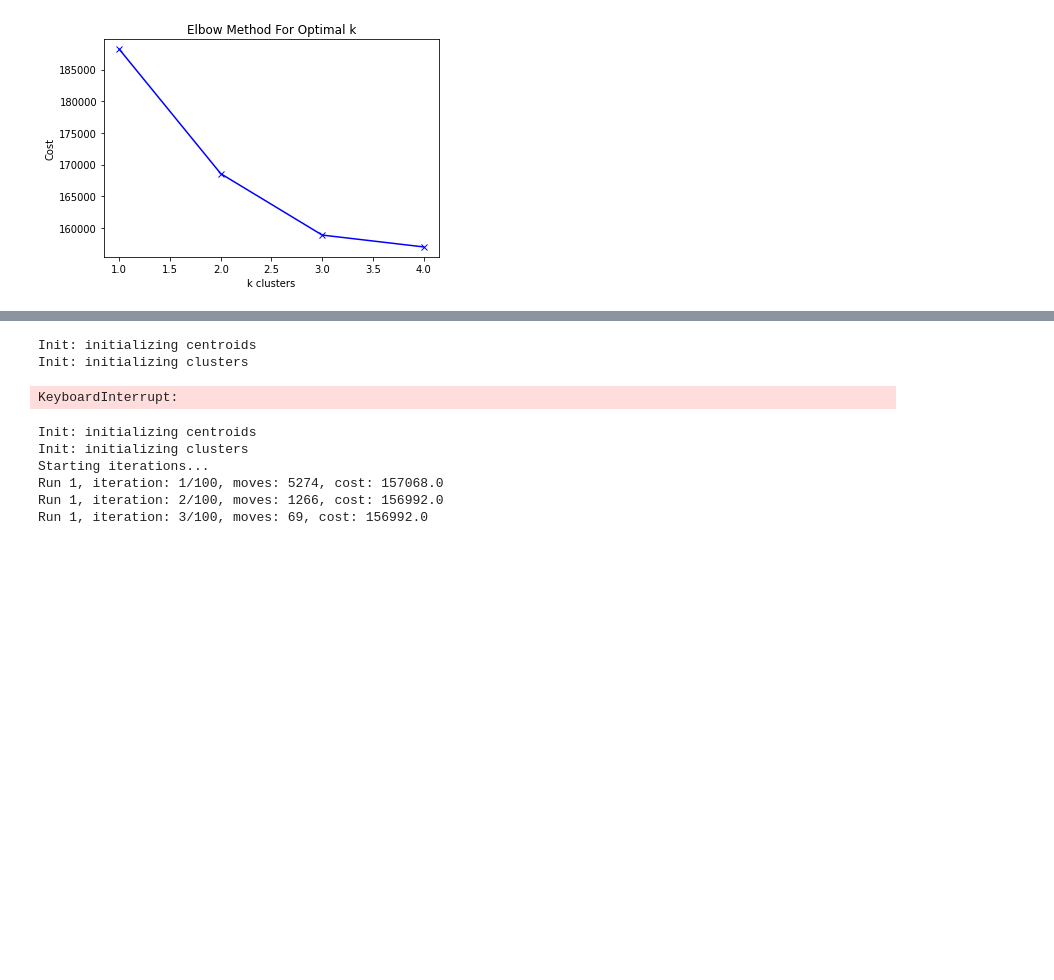
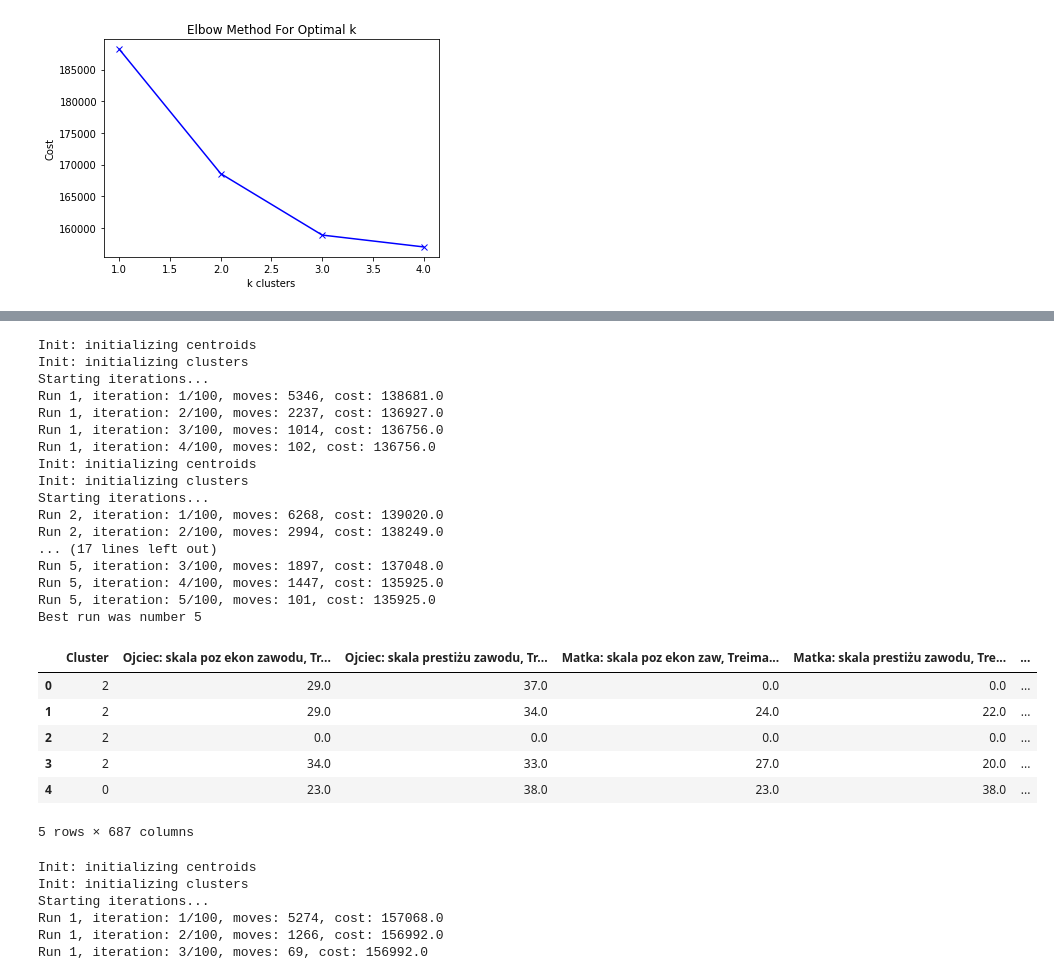
Before and after one commit to Qwebeck/medical-trends-exploration, a Jupyter notebook: notebooks/sondaze_spoleczne.ipynb, the cells around one changed output, grey strips where cells are left out. Drawn from its saved outputs; the diff is of its cells as text; code cells hidden in the pictures; blank space fills up the shorter version.

```diff
--- a/notebooks/sondaze_spoleczne.ipynb
+++ b/notebooks/sondaze_spoleczne.ipynb
@@ -566,6 +616,5 @@ module_all.head()
 # %%
 #one hot encoding of some columns with get dummies
 
-module_all.fillna(0, inplace=True)
-categorical_cols = ["Zawód ojca: klasyf ISCO 1988 /27 kat", "Zawód matki: klasyfikacja ISCO 1988","Zawód resp: klasyfikacja ISCO 1988"]
-module_all = pd.get_dummies(module_all, columns = categorical_cols)
+categorical_cols = ["Zawód ojca: klasyfikacja ISCO 1988", "Zawód matki: klasyfikacja ISCO 1988","Zawód resp: klasyf ISCO 1988 /9 kat"]
+module_all_d= pd.get_dummies(module_all, columns = categorical_cols)
@@ -623,14 +703,35 @@ print(len(module_all_c.columns))
 # %%
-module_all_c = module_all.iloc[:,:-1]
+#module_all_c = module_all_d.copy()
 # i tried cluster for 3 and 25
 kmode = KModes(n_clusters=3, init = "random", n_init = 5, verbose=1)
 clusters = kmode.fit_predict(module_all_c)
 module_all_c.insert(0, "Cluster", clusters, True)
 module_all_c.head()
 # %% [output]
 Init: initializing centroids
 Init: initializing clusters
+Starting iterations...
+Run 1, iteration: 1/100, moves: 5346, cost: 138681.0
+Run 1, iteration: 2/100, moves: 2237, cost: 136927.0
+Run 1, iteration: 3/100, moves: 1014, cost: 136756.0
+Run 1, iteration: 4/100, moves: 102, cost: 136756.0
+Init: initializing centroids
+Init: initializing clusters
+Starting iterations...
+Run 2, iteration: 1/100, moves: 6268, cost: 139020.0
+Run 2, iteration: 2/100, moves: 2994, cost: 138249.0
+... (17 lines left out)
+Run 5, iteration: 3/100, moves: 1897, cost: 137048.0
+Run 5, iteration: 4/100, moves: 1447, cost: 135925.0
+Run 5, iteration: 5/100, moves: 101, cost: 135925.0
+Best run was number 5
+|  | Cluster | Ojciec: skala poz ekon zawodu, Tr... | Ojciec: skala prestiżu zawodu, Tr... | Matka: skala poz ekon zaw, Treima... | Matka: skala prestiżu zawodu, Tre... | ... |
+| 0 | 2 | 29.0 | 37.0 | 0.0 | 0.0 | ... |
+| 1 | 2 | 29.0 | 34.0 | 24.0 | 22.0 | ... |
+| 2 | 2 | 0.0 | 0.0 | 0.0 | 0.0 | ... |
+| 3 | 2 | 34.0 | 33.0 | 27.0 | 20.0 | ... |
+| 4 | 0 | 23.0 | 38.0 | 23.0 | 38.0 | ... |
-KeyboardInterrupt:
+5 rows × 687 columns
 # %%
 clusters = kmode.fit_predict(module_all_c)
 module_all_c.insert(0, "Cluster", clusters, True)
```
Also changed, not shown: parts of 18 cells of this notebook, 1 other file.
